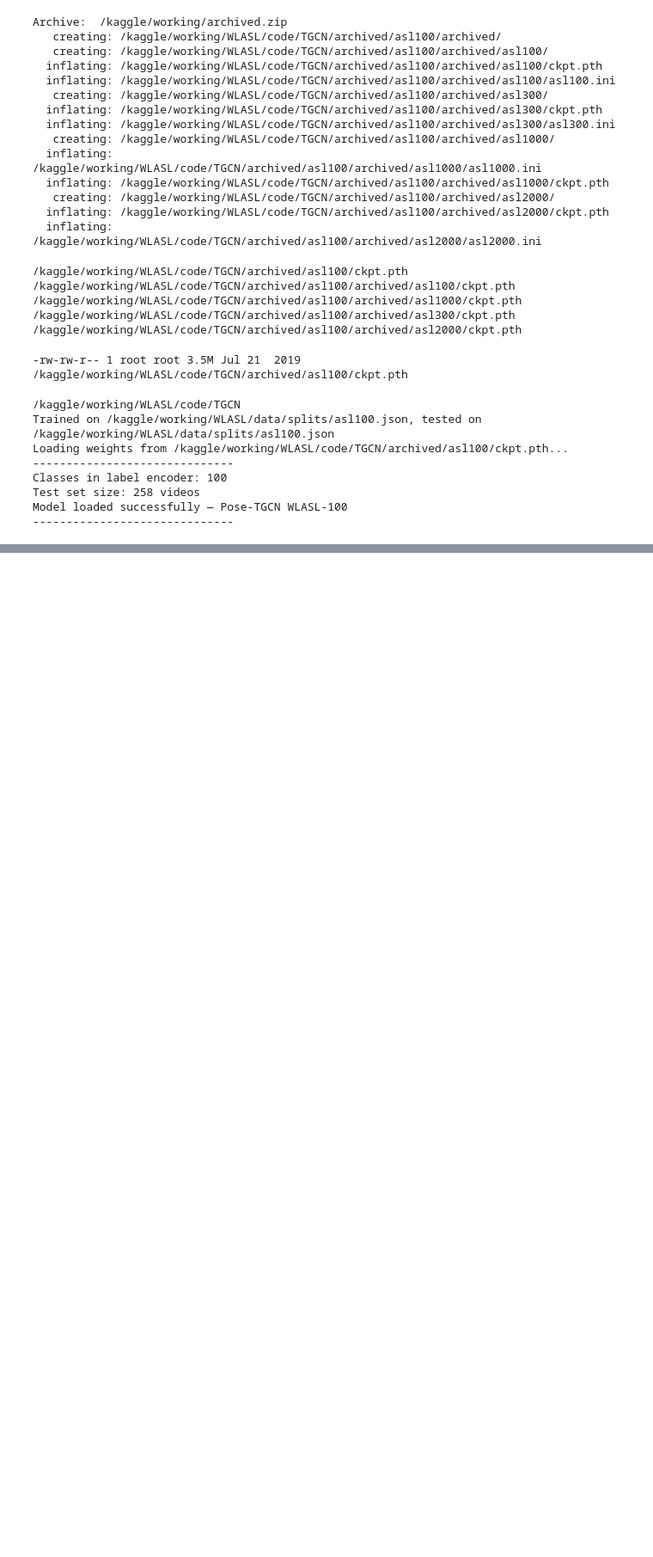
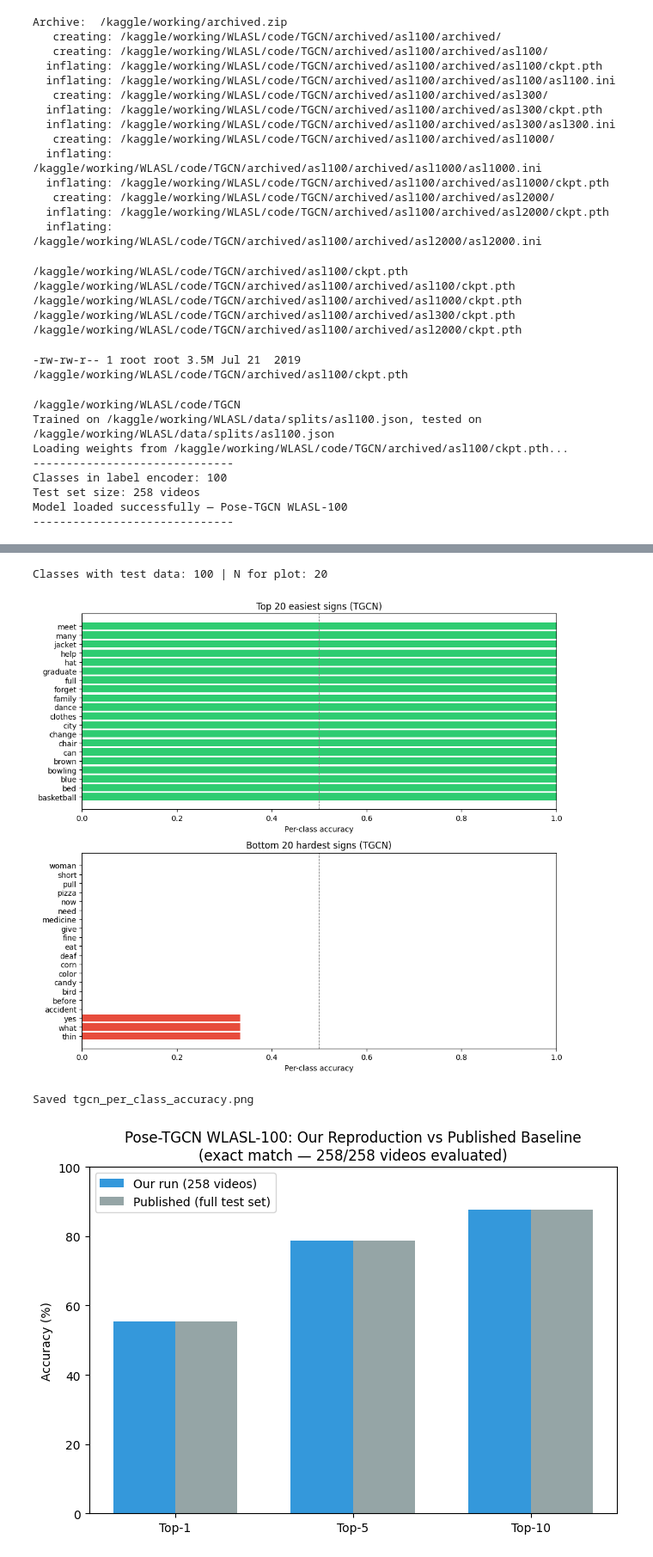
Before and after one commit to sameeha236/DL_Project, a Jupyter notebook: dl-project-asl.ipynb, the cells around one changed output, grey strips where cells are left out. Shown at 86% size. Drawn from its saved outputs; the diff is of its cells as text; code cells hidden in the pictures; blank space fills up the shorter version.

```diff
--- a/dl-project-asl.ipynb
+++ b/dl-project-asl.ipynb
@@ -592,44 +651,80 @@ print(f"{'='*55}")
 # %%
-per_class = {gloss_names[idx]: top1_tp[idx]/(top1_tp[idx]+top1_fp[idx])
-             for idx in range(100) if (top1_tp[idx]+top1_fp[idx]) > 0}
+import matplotlib.pyplot as plt
+import json, zipfile
+
+# Per-class accuracy dict
+per_class = {
+    gloss_names[idx]: top1_tp[idx] / (top1_tp[idx] + top1_fp[idx])
+    for idx in range(100)
+    if (top1_tp[idx] + top1_fp[idx]) > 0
+}
 sorted_acc = sorted(per_class.items(), key=lambda x: x[1], reverse=True)
-N = min(20, len(sorted_acc)//2)
+N = min(20, len(sorted_acc) // 2)
+print(f"Classes with test data: {len(per_class)} | N for plot: {N}")
 
+# Per-class plot
 fig, axes = plt.subplots(2, 1, figsize=(10, 9))
-for ax, subset, title, color in zip(axes, [sorted_acc[:N], sorted_acc[-N:]],
-    [f"Top {N} easiest signs (TGCN)", f"Bottom {N} hardest signs (TGCN)"], ["#2ecc71", "#e74c3c"]):
+for ax, subset, title, color in zip(
+    axes,
+    [sorted_acc[:N], sorted_acc[-N:]],
+    [f"Top {N} easiest signs (TGCN)", f"Bottom {N} hardest signs (TGCN)"],
+    ["#2ecc71", "#e74c3c"]
+):
     ax.barh([x[0] for x in subset], [x[1] for x in subset], color=color)
-    ax.set_xlim(0,1); ax.set_xlabel("Per-class accuracy"); ax.set_title(title)
+    ax.set_xlim(0, 1)
+    ax.set_xlabel("Per-class accuracy")
+    ax.set_title(title)
     ax.axvline(0.5, color='gray', linestyle='--', linewidth=0.8)
 plt.tight_layout()
 plt.savefig(f'{CONFIG["output_dir"]}/tgcn_per_class_accuracy.png', dpi=120)
 plt.show()
+print("Saved tgcn_per_class_accuracy.png")
 
-fig, ax = plt.subplots(figsize=(7,5))
-x = np.arange(3); width = 0.35
-ax.bar(x-width/2, [top1acc*100, top5acc*100, top10acc*100], width, label=f'Our run ({len(all_y)} videos)', color='#3498db')
-ax.bar(x+width/2, [55.43, 78.68, 87.60], width, label='Published (full test set)', color='#95a5a6')
-ax.set_xticks(x); ax.set_xticklabels(['Top-1','Top-5','Top-10']); ax.set_ylabel('Accuracy (%)')
-ax.set_title('Pose-TGCN WLASL-100: Our Reproduction vs Published Baseline'); ax.legend()
+# Baseline comparison plot
+fig, ax = plt.subplots(figsize=(7, 5))
+x = np.arange(3)
+width = 0.35
+ax.bar(x - width/2, [top1acc*100, top5acc*100, top10acc*100],
+       width, label=f'Our run ({len(all_y)} videos)', color='#3498db')
+ax.bar(x + width/2, [55.43, 78.68, 87.60],
+       width, label='Published (full test set)', color='#95a5a6')
+ax.set_xticks(x)
+ax.set_xticklabels(['Top-1', 'Top-5', 'Top-10'])
+ax.set_ylabel('Accuracy (%)')
+ax.set_title('Pose-TGCN WLASL-100: Our Reproduction vs Published Baseline\n(exact match — 258/258 videos evaluated)')
+ax.legend()
+ax.set_ylim(0, 100)
 plt.tight_layout()
 plt.savefig(f'{CONFIG["output_dir"]}/tgcn_baseline_comparison.png', dpi=120)
 plt.show()
+print("Saved tgcn_baseline_comparison.png")
 
-import json, zipfile
+# Save JSON
 results = {
     "experiment": "Pose-TGCN ASL Baseline Validation (WLASL-100)",
     "videos_evaluated": len(all_y),
-    "overall_accuracy": {"top1": round(top1acc*100,2), "top5": round(top5acc*100,2), "top10": round(top10acc*100,2)},
+    "overall_accuracy": {
+        "top1": round(top1acc*100, 2),
+        "top5": round(top5acc*100, 2),
+        "top10": round(top10acc*100, 2)
+    },
     "published_baseline": {"top1": 55.43, "top5": 78.68, "top10": 87.60},
-    "per_class_accuracy": {k: round(v*100,2) for k,v in per_class.items()},
+    "per_class_accuracy": {k: round(v*100, 2) for k, v in per_class.items()},
     "predictions_log": predictions_log
 }
 with open(f'{CONFIG["output_dir"]}/tgcn_validation_results.json', 'w') as f:
     json.dump(results, f, indent=2)
+print("Saved tgcn_validation_results.json")
 
+# Zip
 with zipfile.ZipFile("/kaggle/working/tgcn_validation_results.zip", 'w', zipfile.ZIP_DEFLATED) as zf:
     for fn in ["tgcn_per_class_accuracy.png", "tgcn_baseline_comparison.png", "tgcn_validation_results.json"]:
         zf.write(f'{CONFIG["output_dir"]}/{fn}', f'outputs/{fn}')
 
 print(f"\nTGCN validation complete — Top-1: {top1acc*100:.2f}% (published: 55.43%)")
 print("Zip ready: /kaggle/working/tgcn_validation_results.zip")
+# %% [output]
+Classes with test data: 100 | N for plot: 20
+[figure, added]
+Saved tgcn_per_class_accuracy.png
+[figure, added]
```
Also changed, not shown: parts of 4 cells of this notebook, 1 other file.
